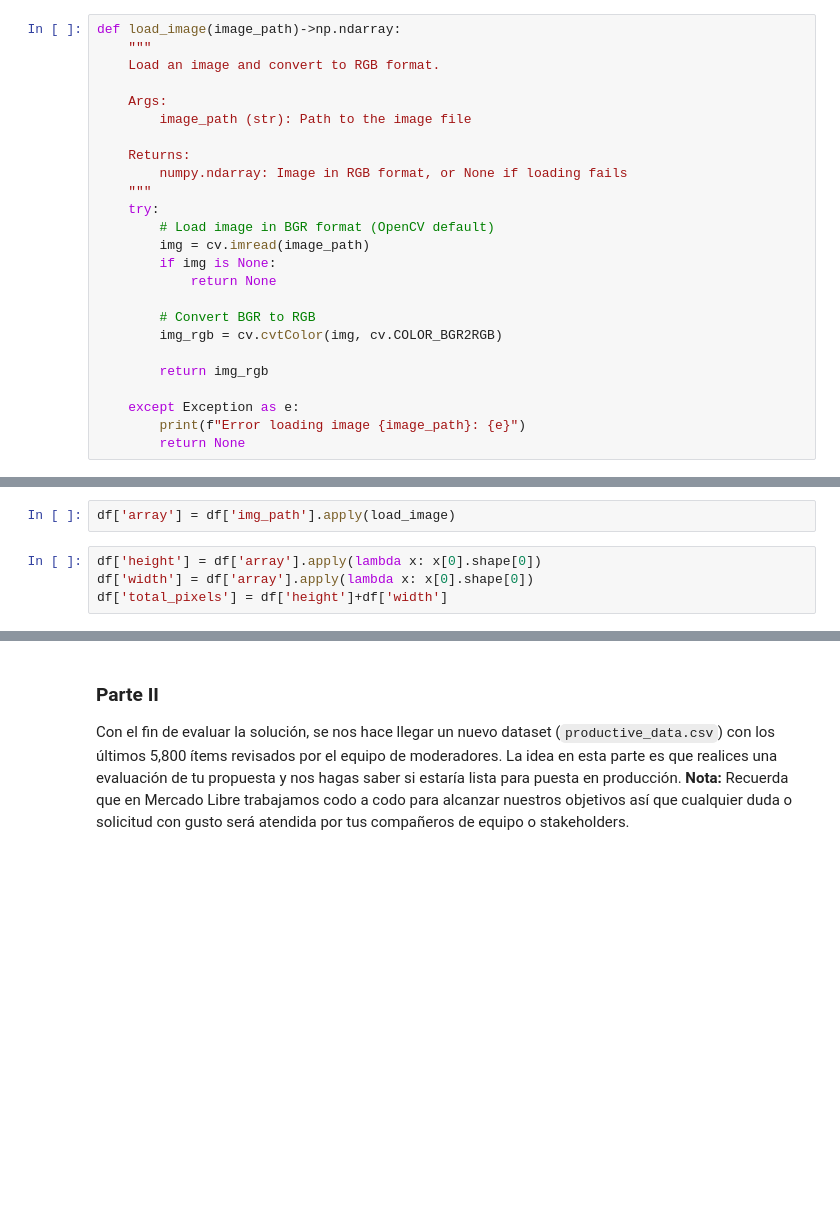
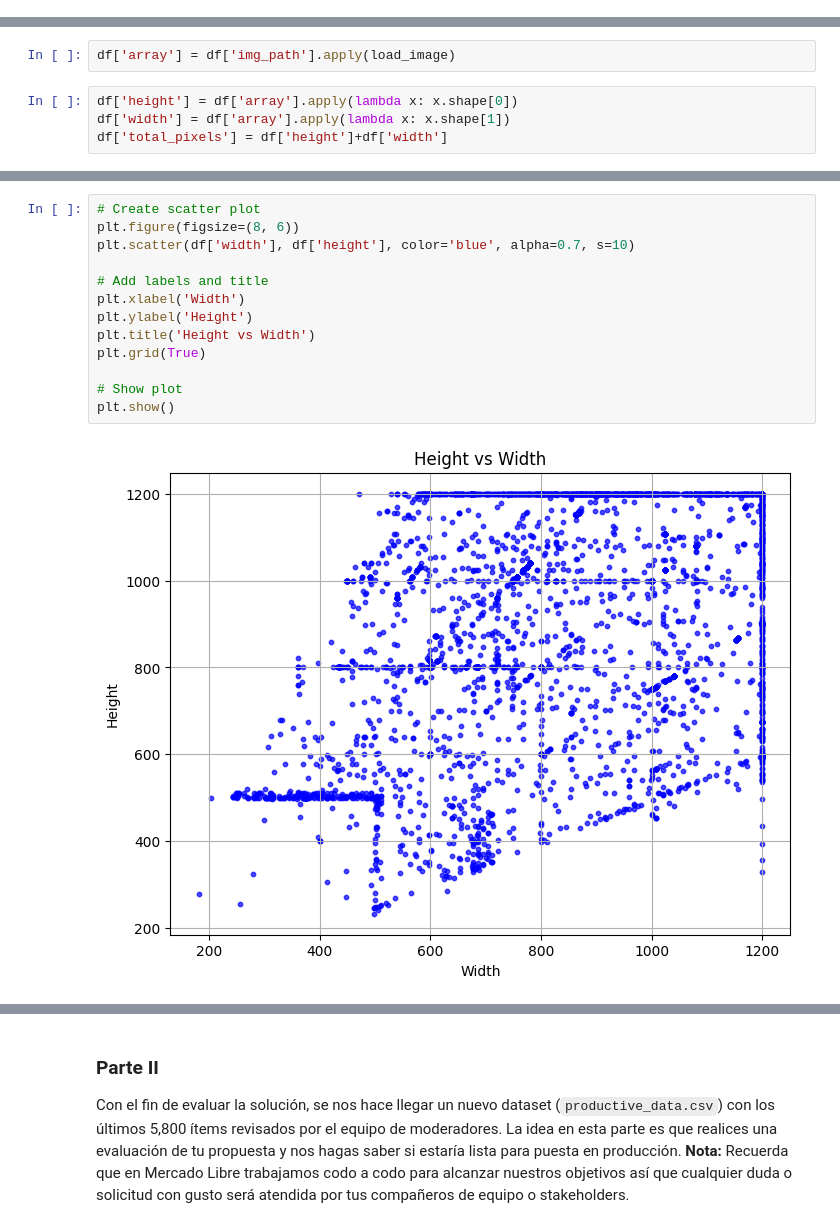
Before and after one commit to jucasamesa/prueba_tecnica_cvc, a Jupyter notebook: image-classification-app/notebooks/prueba_tecnica_cvc.ipynb, the cells around one changed output, grey strips where cells are left out. Drawn from its saved outputs; the diff is of its cells as text; blank space fills up the shorter version.

```diff
--- a/image-classification-app/notebooks/prueba_tecnica_cvc.ipynb
+++ b/image-classification-app/notebooks/prueba_tecnica_cvc.ipynb
@@ -95,25 +57,0 @@ TypeError: cannot unpack non-iterable NoneType object
-# %%
-def load_image(image_path)->np.ndarray:
-    """
-    Load an image and convert to RGB format.
-
-    Args:
-        image_path (str): Path to the image file
-
-    Returns:
-        numpy.ndarray: Image in RGB format, or None if loading fails
-    """
-    try:
-        # Load image in BGR format (OpenCV default)
-        img = cv.imread(image_path)
-        if img is None:
-            return None
-
-        # Convert BGR to RGB
-        img_rgb = cv.cvtColor(img, cv.COLOR_BGR2RGB)
-
-        return img_rgb
-
-    except Exception as e:
-        print(f"Error loading image {image_path}: {e}")
-        return None
@@ -311,6 +109,6 @@ regions['center'].shape, regions['top_left'].shape
 # %%
 df['array'] = df['img_path'].apply(load_image)
 # %%
-df['height'] = df['array'].apply(lambda x: x[0].shape[0])
-df['width'] = df['array'].apply(lambda x: x[0].shape[0])
+df['height'] = df['array'].apply(lambda x: x.shape[0])
+df['width'] = df['array'].apply(lambda x: x.shape[1])
 df['total_pixels'] = df['height']+df['width']
@@ -465,0 +115,15 @@ NameError: name 'df' is not defined
+# %%
+# Create scatter plot
+plt.figure(figsize=(8, 6))
+plt.scatter(df['width'], df['height'], color='blue', alpha=0.7, s=10)
+
+# Add labels and title
+plt.xlabel('Width')
+plt.ylabel('Height')
+plt.title('Height vs Width')
+plt.grid(True)
+
+# Show plot
+plt.show()
+# %% [output]
+[figure, added]
```
Also changed, not shown: parts of 24 cells of this notebook, 18 other files.
